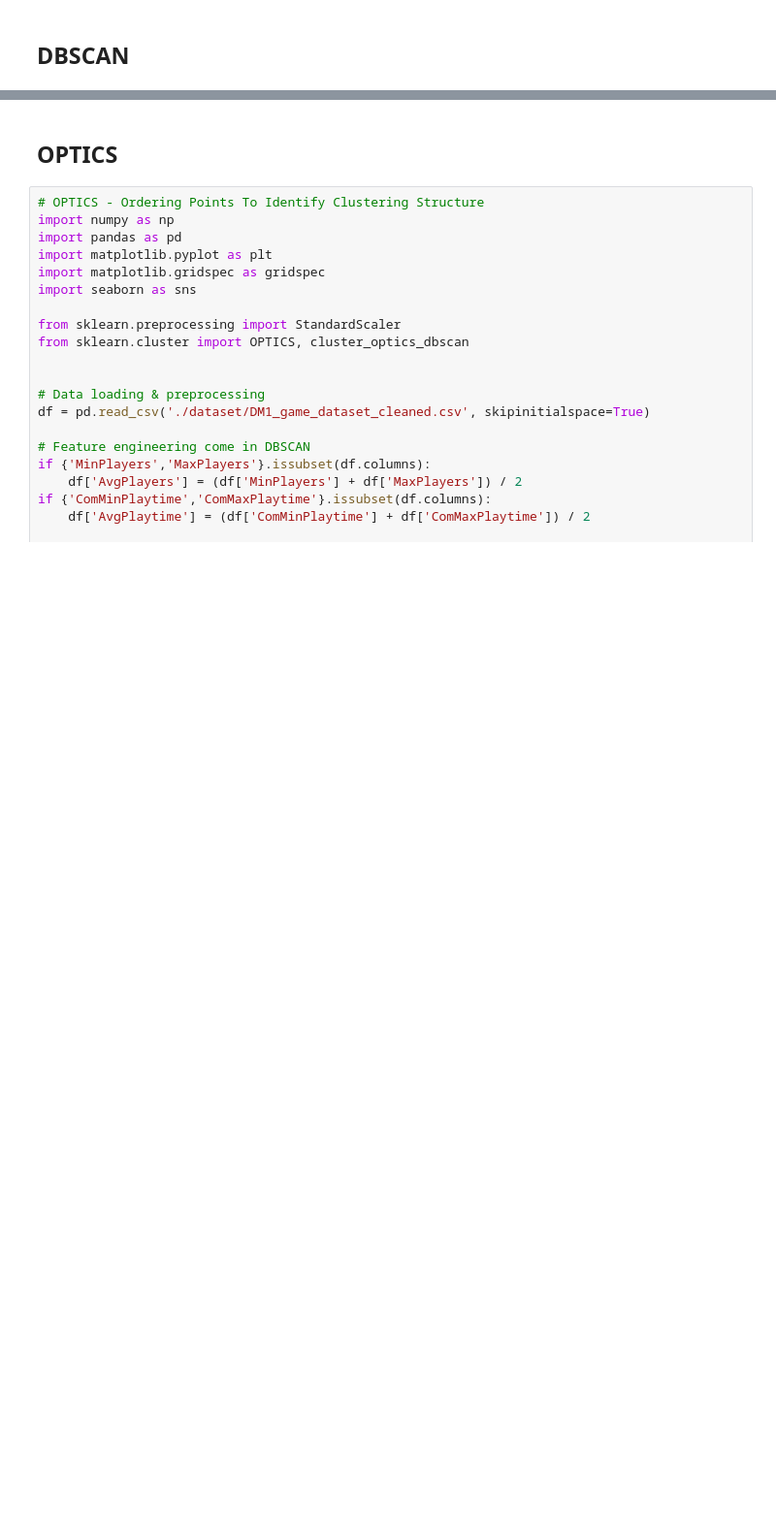
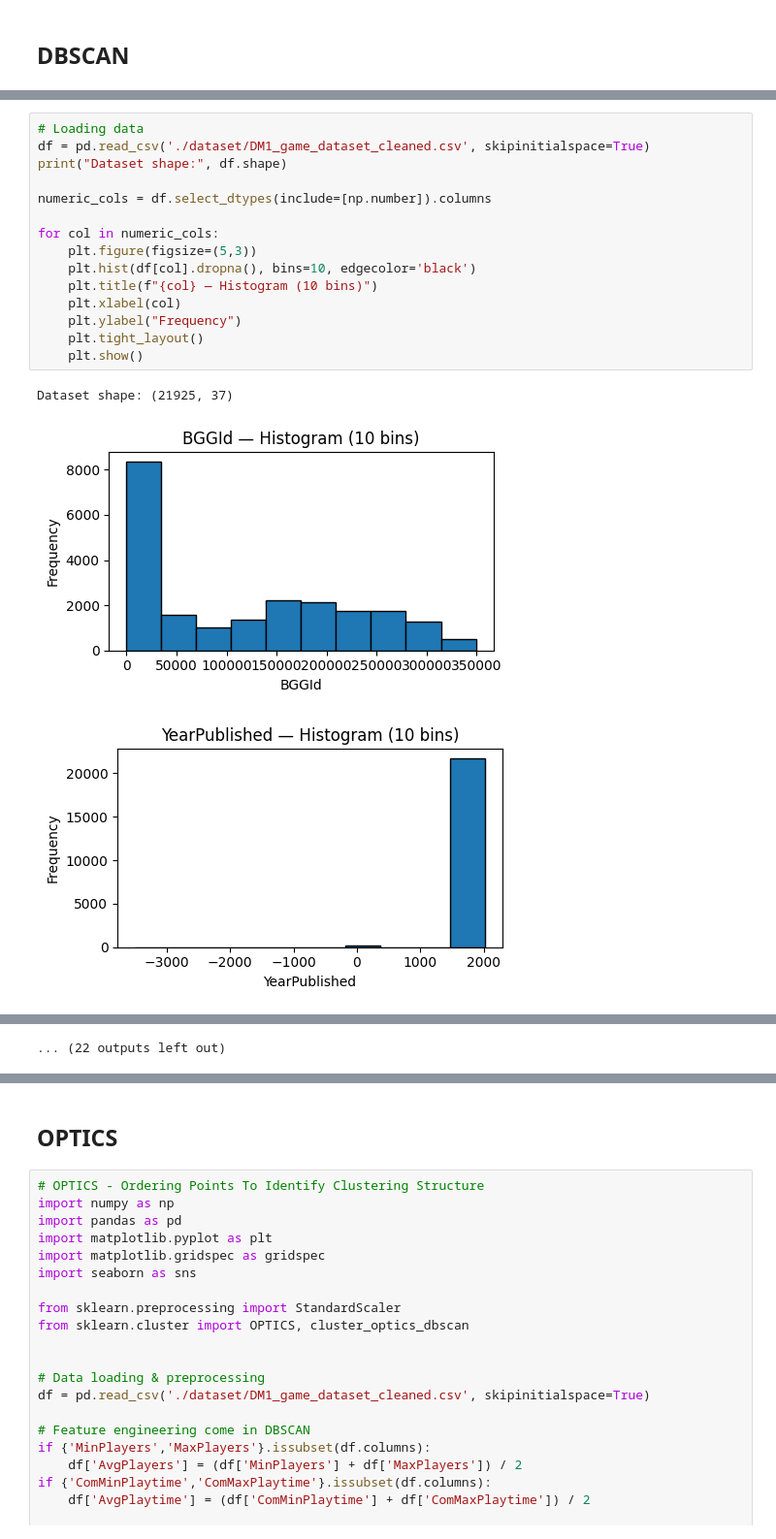
Before and after one commit to leopasq24/DataMining, a Jupyter notebook: dbscan_optics_clustering.ipynb, the cells around one changed output, grey strips where cells are left out. Shown at 97% size. Drawn from its saved outputs; the diff is of its cells as text; blank space fills up the shorter version.

```diff
--- a/dbscan_optics_clustering.ipynb
+++ b/dbscan_optics_clustering.ipynb
@@ -201,0 +15,19 @@ Summary:
+# %%
+# Loading data
+df = pd.read_csv('./dataset/DM1_game_dataset_cleaned.csv', skipinitialspace=True)
+print("Dataset shape:", df.shape)
+
+numeric_cols = df.select_dtypes(include=[np.number]).columns
+
+for col in numeric_cols:
+    plt.figure(figsize=(5,3))
+    plt.hist(df[col].dropna(), bins=10, edgecolor='black')
+    plt.title(f"{col} — Histogram (10 bins)")
+    plt.xlabel(col)
+    plt.ylabel("Frequency")
+    plt.tight_layout()
+    plt.show()
+# %% [output]
+Dataset shape: (21925, 37)
+[figure, added]
+[figure, added]
@@ -201,0 +43 @@ Summary:
+... (22 outputs left out)
```
Also changed, not shown: parts of 4 cells of this notebook.
